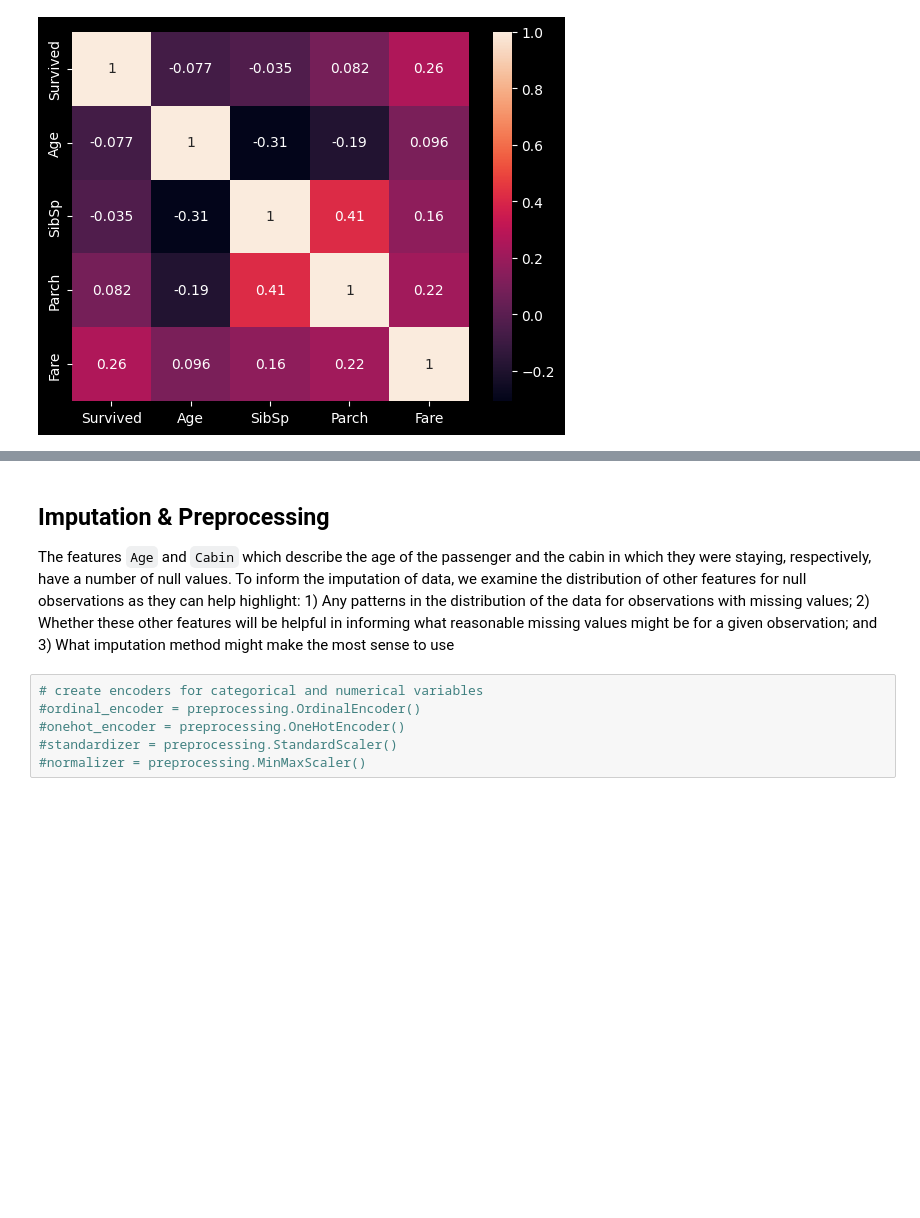
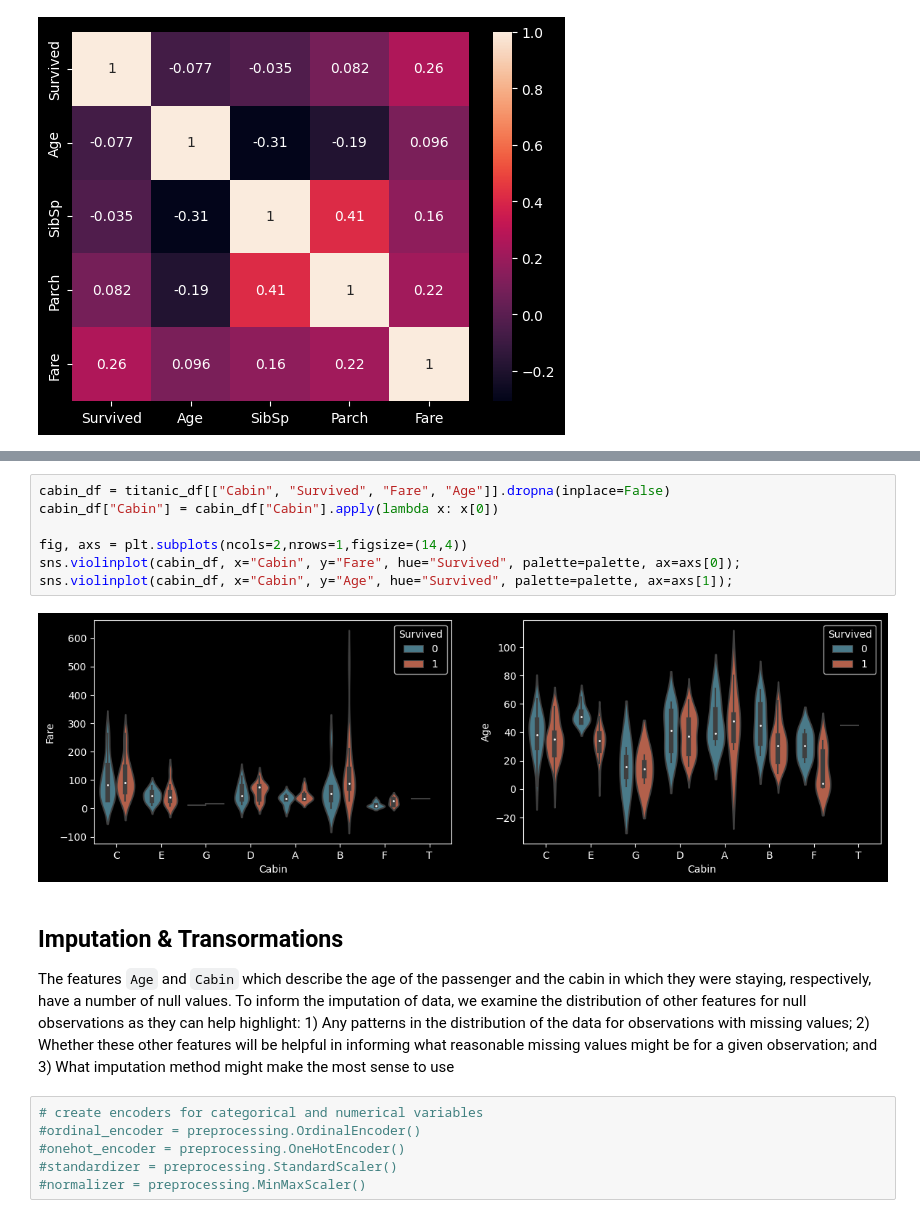
Before and after one commit to peter-ai/kaggle, a Jupyter notebook: titanic/titanic_analysis.ipynb, the cells around one changed output, grey strips where cells are left out. Cells and saved outputs as stored; diff of their text form; blank space fills up the shorter version.

```diff
--- a/titanic/titanic_analysis.ipynb
+++ b/titanic/titanic_analysis.ipynb
@@ -82,5 +93,14 @@ sns.heatmap(titanic_df.corr(numeric_only=True), annot=True);
+# %%
+cabin_df = titanic_df[["Cabin", "Survived", "Fare", "Age"]].dropna(inplace=False)
+cabin_df["Cabin"] = cabin_df["Cabin"].apply(lambda x: x[0])
+
+fig, axs = plt.subplots(ncols=2,nrows=1,figsize=(14,4))
+sns.violinplot(cabin_df, x="Cabin", y="Fare", hue="Survived", palette=palette, ax=axs[0]);
+sns.violinplot(cabin_df, x="Cabin", y="Age", hue="Survived", palette=palette, ax=axs[1]);
+# %% [output]
+[figure, added]
 # %% [markdown]
-## Imputation & Preprocessing
+## Imputation & Transormations
 The features `Age` and `Cabin` which describe the age of the passenger and the cabin in which they were staying, respectively, have a number of null values. To inform the imputation of data, we examine the distribution of other features for null observations as they can help highlight: 1) Any patterns in the distribution of the data for observations with missing values; 2) Whether these other features will be helpful in informing what reasonable missing values might be for a given observation; and 3) What imputation method might make the most sense to use
 # %%
 # create encoders for categorical and numerical variables
```
Also changed, not shown: parts of 6 cells of this notebook, 1 other file.
